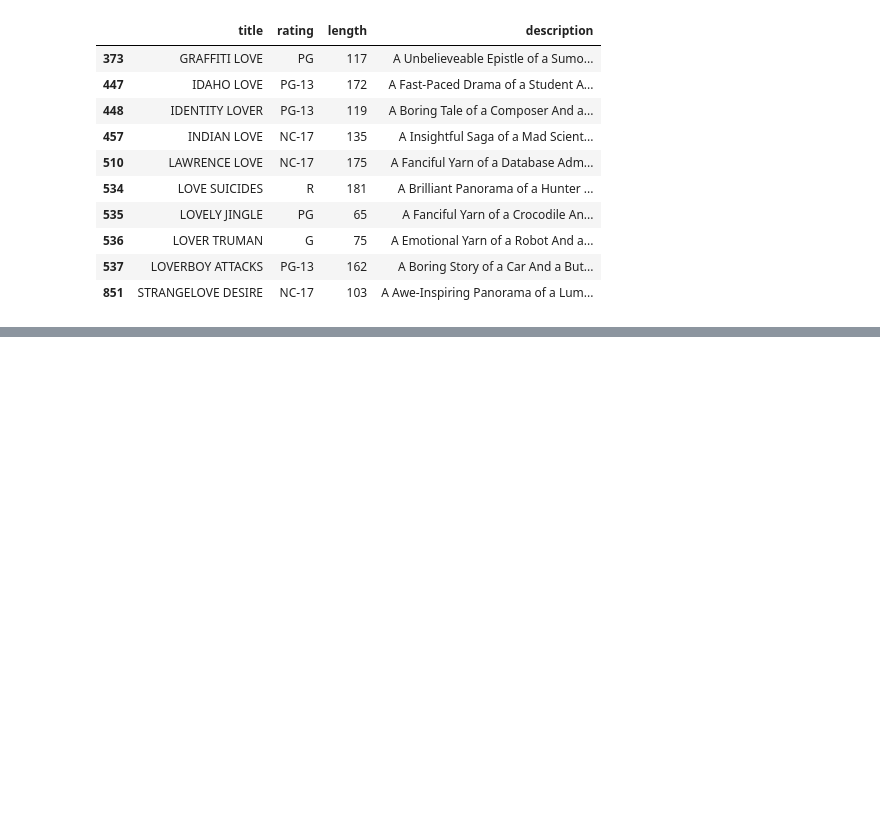
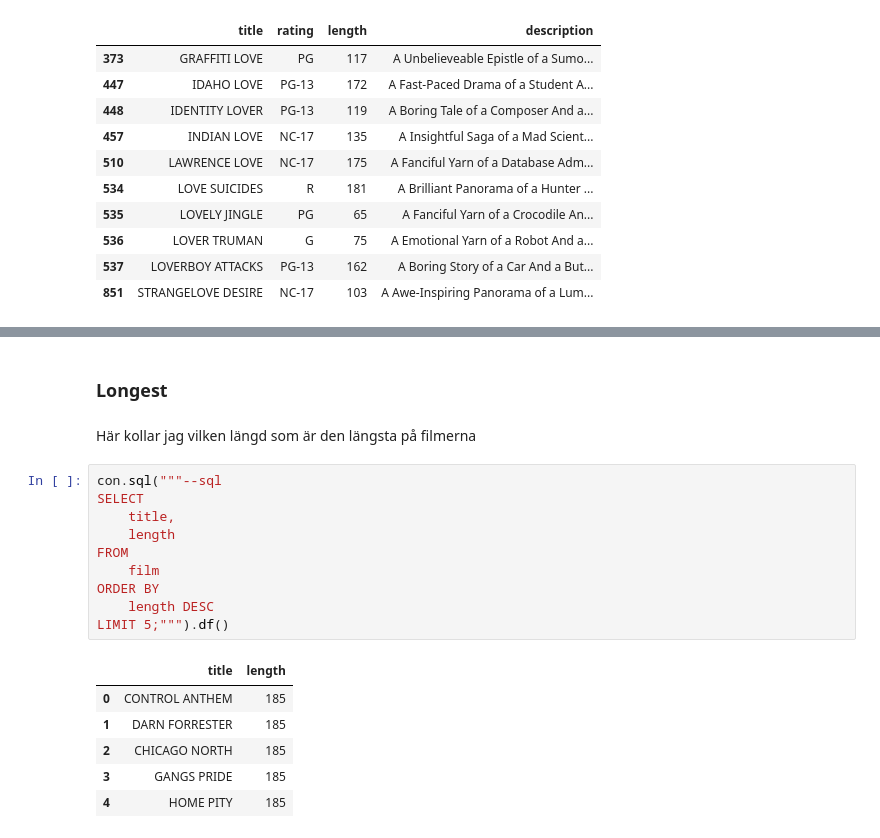
Before and after one commit to luckepucke6/sakila_lab_lucas_lindh, a Jupyter notebook: notebooks/eda_sakila.ipynb, the cells around one changed output, grey strips where cells are left out. Saved outputs shown, nothing was run; the diff lists cells and outputs as text; blank space fills up the shorter version.

```diff
--- a/notebooks/eda_sakila.ipynb
+++ b/notebooks/eda_sakila.ipynb
@@ -106,0 +169,21 @@ films[films['title'].str.contains('love', case=False)][['title', 'rating', 'leng
+# %% [markdown]
+### Longest
+# %% [markdown]
+Här kollar jag vilken längd som är den längsta på filmerna
+# %%
+con.sql("""--sql
+SELECT
+    title,
+    length
+FROM
+    film
+ORDER BY
+    length DESC
+LIMIT 5;""").df()
+# %% [output]
+|  | title | length |
+| 0 | CONTROL ANTHEM | 185 |
+| 1 | DARN FORRESTER | 185 |
+| 2 | CHICAGO NORTH | 185 |
+| 3 | GANGS PRIDE | 185 |
+| 4 | HOME PITY | 185 |
```
Also changed, not shown: parts of 14 cells of this notebook, 1 other file.
